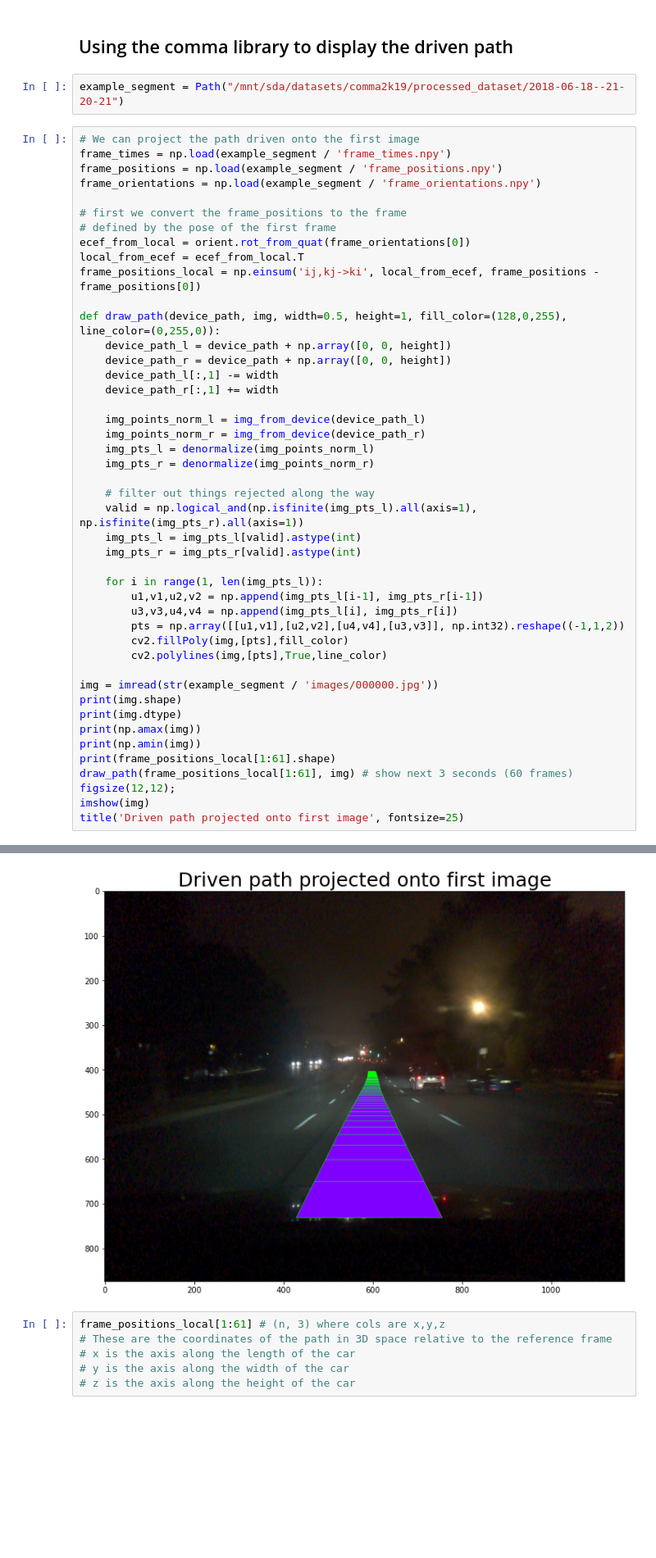
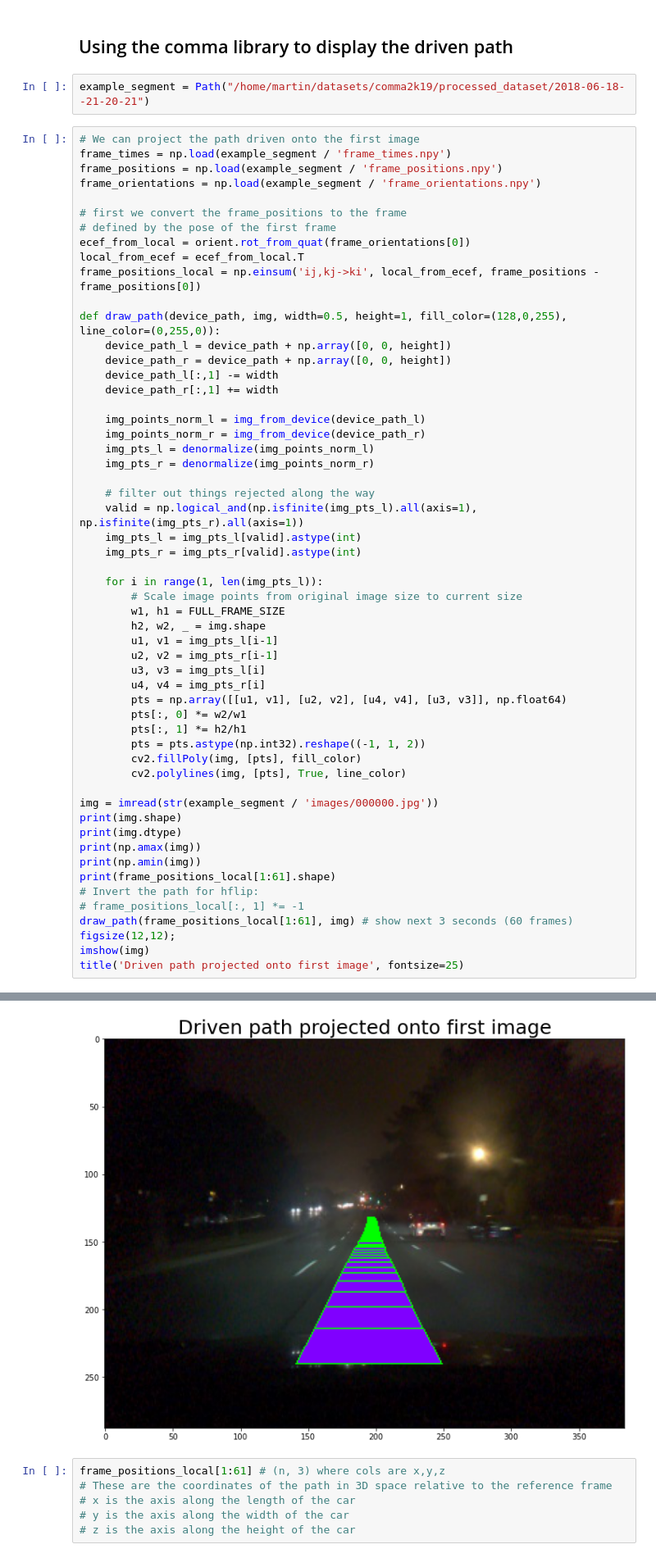
Before and after one commit to MartinEthier/end-to-end-driving, a Jupyter notebook: comma_reader.ipynb, the cells around one changed output, grey strips where cells are left out. Shown: that part at 82% size. Cells and saved outputs as stored; diff of their text form; blank space fills up the shorter version.

```diff
--- a/comma_reader.ipynb
+++ b/comma_reader.ipynb
@@ -14,7 +15,7 @@ from utils.paths import get_local_path
 # %% [markdown]
 ## Using the comma library to display the driven path
 # %%
-example_segment = Path("/mnt/sda/datasets/comma2k19/processed_dataset/2018-06-18--21-20-21")
+example_segment = Path("/home/martin/datasets/comma2k19/processed_dataset/2018-06-18--21-20-21")
 # %%
 # We can project the path driven onto the first image
 frame_times = np.load(example_segment / 'frame_times.npy')
@@ -44,11 +45,19 @@ def draw_path(device_path, img, width=0.5, height=1, fill_color=(128,0,255), lin
     img_pts_r = img_pts_r[valid].astype(int)
 
     for i in range(1, len(img_pts_l)):
-        u1,v1,u2,v2 = np.append(img_pts_l[i-1], img_pts_r[i-1])
-        u3,v3,u4,v4 = np.append(img_pts_l[i], img_pts_r[i])
-        pts = np.array([[u1,v1],[u2,v2],[u4,v4],[u3,v3]], np.int32).reshape((-1,1,2))
-        cv2.fillPoly(img,[pts],fill_color)
-        cv2.polylines(img,[pts],True,line_color)
+        # Scale image points from original image size to current size
+        w1, h1 = FULL_FRAME_SIZE
+        h2, w2, _ = img.shape
+        u1, v1 = img_pts_l[i-1]
+        u2, v2 = img_pts_r[i-1]
+        u3, v3 = img_pts_l[i]
+        u4, v4 = img_pts_r[i]
+        pts = np.array([[u1, v1], [u2, v2], [u4, v4], [u3, v3]], np.float64)
+        pts[:, 0] *= w2/w1
+        pts[:, 1] *= h2/h1
+        pts = pts.astype(np.int32).reshape((-1, 1, 2))
+        cv2.fillPoly(img, [pts], fill_color)
+        cv2.polylines(img, [pts], True, line_color)
 
 img = imread(str(example_segment / 'images/000000.jpg'))
 print(img.shape)
@@ -56,6 +65,8 @@ print(img.dtype)
 print(np.amax(img))
 print(np.amin(img))
 print(frame_positions_local[1:61].shape)
+# Invert the path for hflip:
+# frame_positions_local[:, 1] *= -1
 draw_path(frame_positions_local[1:61], img) # show next 3 seconds (60 frames)
 figsize(12,12);
 imshow(img)
@@ -65,9 +76,9 @@ title('Driven path projected onto first image', fontsize=25)
 uint8
 255
 0
 (60, 3)
 Text(0.5, 1.0, 'Driven path projected onto first image')
-[figure, old version]
+[figure, new version]
 # %%
 frame_positions_local[1:61] # (n, 3) where cols are x,y,z
 # These are the coordinates of the path in 3D space relative to the reference frame
```
Also changed, not shown: parts of 9 cells of this notebook, 25 other files.
